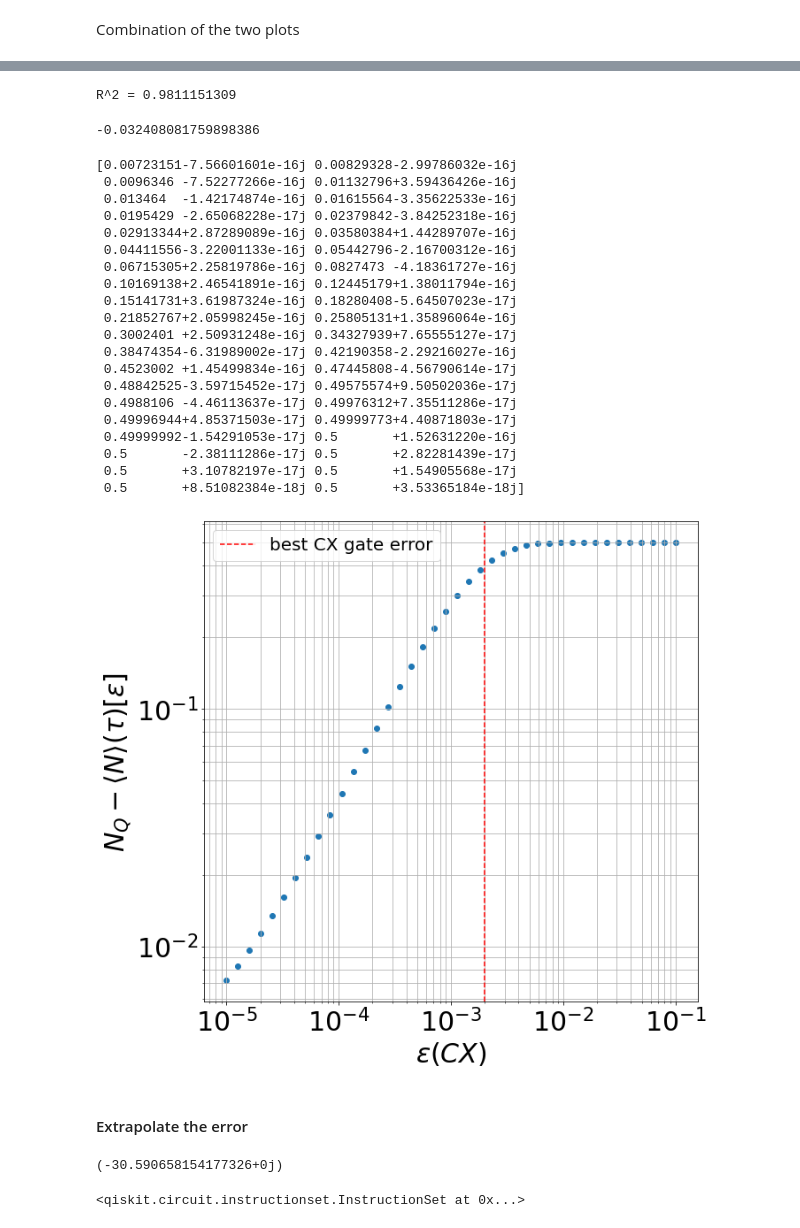
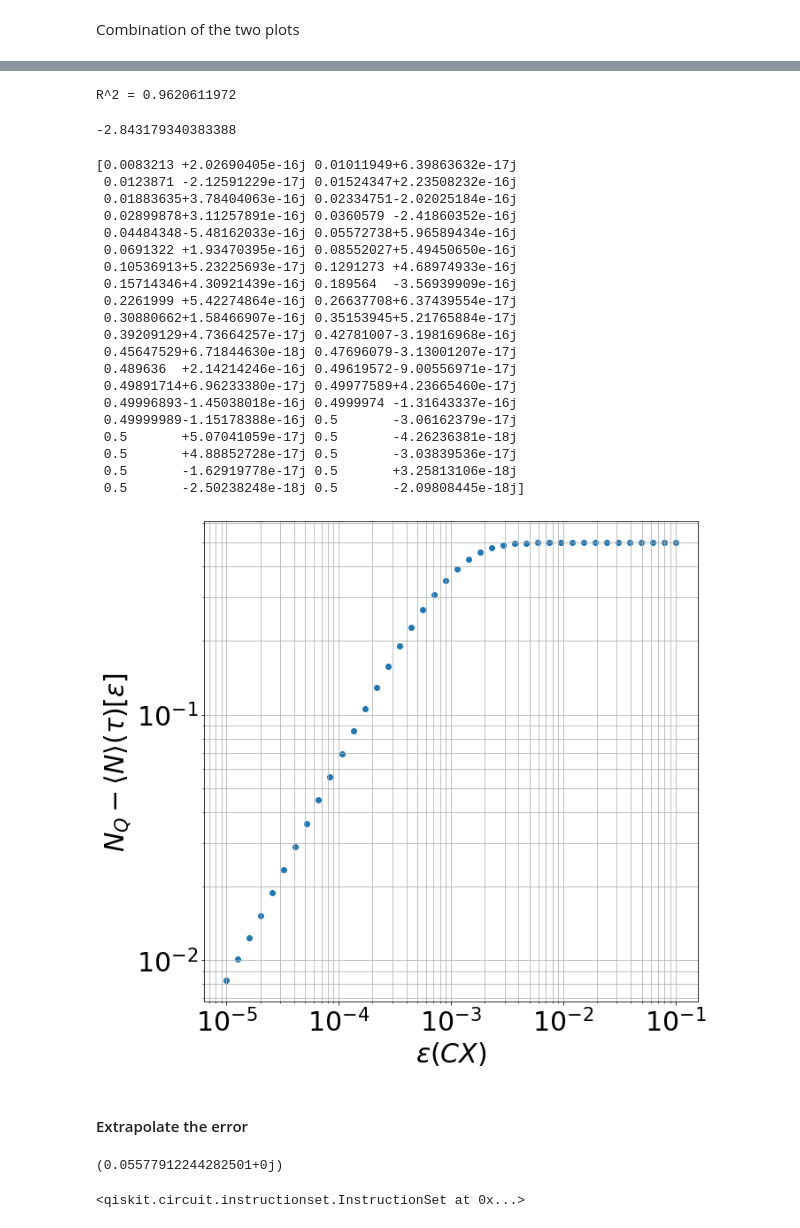
Before and after one commit to emacosta95/2nd_qa4nsm, a Jupyter notebook: ImplementationonQiskit.ipynb, the cells around one changed output, grey strips where cells are left out. Cells and saved outputs as stored; diff of their text form; code cells hidden in the pictures.

```diff
--- a/ImplementationonQiskit.ipynb
+++ b/ImplementationonQiskit.ipynb
@@ -127,7 +127,7 @@ print(n_operator.to_matrix())
 # %% [markdown]
 #### Build-up the driver Hamiltonian
 # %%
-coupling_term=-26.7221
+coupling_term=-1.5678999999999998
 Z_tuples=[("Z", [0], -0.5*coupling_term)]
 I_tuples=[('I',[0],0.5*coupling_term)]
 
@@ -181,8 +181,8 @@ Trotter-Time evolution without noise
 # %%
 
 #final_state=Statevector(circuit_opt)
-time_steps=100
-tf=10
+time_steps=150
+tf=15
 time=np.linspace(0,tf,time_steps)
 dt=tf/time_steps
 #b=0.8
@@ -738,49 +741,49 @@ r_squared = 1 - (ss_res / ss_tot)
 
 print(f"R^2 = {r_squared:.10f}")
 # %% [output]
-R^2 = 0.9811151309
+R^2 = 0.9620611972
 # %%
 print(np.abs( (energies_vs_noise[-1]+A_fit)-energy[-1])/energy[-1])
 # %% [output]
--0.032408081759898386
+-2.843179340383388
 # %%
 #plt.plot(cx_error_rates,infidelity[-1]-infidelity)
 plt.figure(figsize=(10,10))
 
 plt.scatter(cx_error_rates,conservation_check)
 print(conservation_check)
-plt.axvline(x=2*10**-3,color='red',linestyle='--',label='best CX gate error')
-plt.legend(fontsize=20)
+#plt.axvline(x=2*10**-3,color='red',linestyle='--',label='best CX gate error')
+#plt.legend(fontsize=20)
 plt.loglog()
 plt.grid(which='minor')
 plt.grid(which='major')
 plt.tick_params(labelsize=30)
 plt.xlabel(r'$\epsilon(CX)$',fontsize=30)
 plt.ylabel(r'$N_Q- \langle N \rangle (\tau)[\epsilon]$',fontsize=30)
 
 plt.show()
 # %% [output]
-[0.00723151-7.56601601e-16j 0.00829328-2.99786032e-16j
- 0.0096346 -7.52277266e-16j 0.01132796+3.59436426e-16j
- 0.013464  -1.42174874e-16j 0.01615564-3.35622533e-16j
- 0.0195429 -2.65068228e-17j 0.02379842-3.84252318e-16j
- 0.02913344+2.87289089e-16j 0.03580384+1.44289707e-16j
- 0.04411556-3.22001133e-16j 0.05442796-2.16700312e-16j
- 0.06715305+2.25819786e-16j 0.0827473 -4.18361727e-16j
- 0.10169138+2.46541891e-16j 0.12445179+1.38011794e-16j
- 0.15141731+3.61987324e-16j 0.18280408-5.64507023e-17j
- 0.21852767+2.05998245e-16j 0.25805131+1.35896064e-16j
- 0.3002401 +2.50931248e-16j 0.34327939+7.65555127e-17j
- 0.38474354-6.31989002e-17j 0.42190358-2.29216027e-16j
- 0.4523002 +1.45499834e-16j 0.47445808-4.56790614e-17j
- 0.48842525-3.59715452e-17j 0.49575574+9.50502036e-17j
- 0.4988106 -4.46113637e-17j 0.49976312+7.35511286e-17j
- 0.49996944+4.85371503e-17j 0.49999773+4.40871803e-17j
- 0.49999992-1.54291053e-17j 0.5       +1.52631220e-16j
- 0.5       -2.38111286e-17j 0.5       +2.82281439e-17j
- 0.5       +3.10782197e-17j 0.5       +1.54905568e-17j
- 0.5       +8.51082384e-18j 0.5       +3.53365184e-18j]
+[0.0083213 +2.02690405e-16j 0.01011949+6.39863632e-17j
+ 0.0123871 -2.12591229e-17j 0.01524347+2.23508232e-16j
+ 0.01883635+3.78404063e-16j 0.02334751-2.02025184e-16j
+ 0.02899878+3.11257891e-16j 0.0360579 -2.41860352e-16j
+ 0.04484348-5.48162033e-16j 0.05572738+5.96589434e-16j
+ 0.0691322 +1.93470395e-16j 0.08552027+5.49450650e-16j
+ 0.10536913+5.23225693e-17j 0.1291273 +4.68974933e-16j
+ 0.15714346+4.30921439e-16j 0.189564  -3.56939909e-16j
+ 0.2261999 +5.42274864e-16j 0.26637708+6.37439554e-17j
+ 0.30880662+1.58466907e-16j 0.35153945+5.21765884e-17j
+ 0.39209129+4.73664257e-17j 0.42781007-3.19816968e-16j
+ 0.45647529+6.71844630e-18j 0.47696079-3.13001207e-17j
+ 0.489636  +2.14214246e-16j 0.49619572-9.00556971e-17j
+ 0.49891714+6.96233380e-17j 0.49977589+4.23665460e-17j
+ 0.49996893-1.45038018e-16j 0.4999974 -1.31643337e-16j
+ 0.49999989-1.15178388e-16j 0.5       -3.06162379e-17j
+ 0.5       +5.07041059e-17j 0.5       -4.26236381e-18j
+ 0.5       +4.88852728e-17j 0.5       -3.03839536e-17j
+ 0.5       -1.62919778e-17j 0.5       +3.25813106e-18j
+ 0.5       -2.50238248e-18j 0.5       -2.09808445e-18j]
-[figure, old version]
+[figure, new version]
 # %% [markdown]
 #### Extrapolate the error
 # %%
@@ -818,7 +821,7 @@ final_state=Statevector(circuit_time_evolution)
 
 print(final_state.expectation_value(hamiltonian_q))
 # %% [output]
-(-30.590658154177326+0j)
+(0.05577912244282501+0j)
 # %%
 transpiled_circuit_time_evolution.save_density_matrix()
 # %% [output]
```
Also changed, not shown: parts of 31 cells of this notebook, 10 other files.
